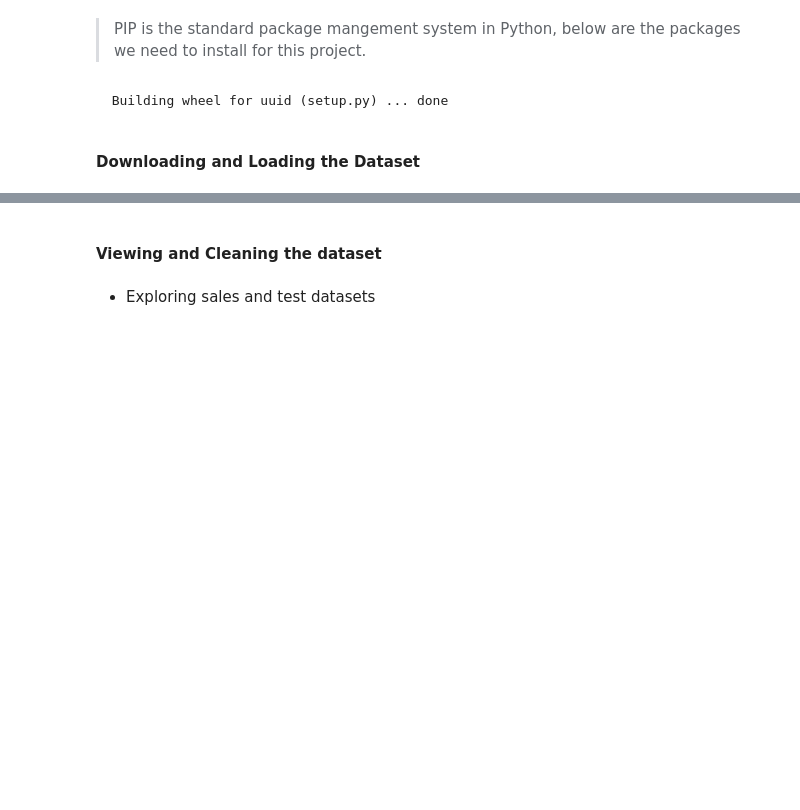
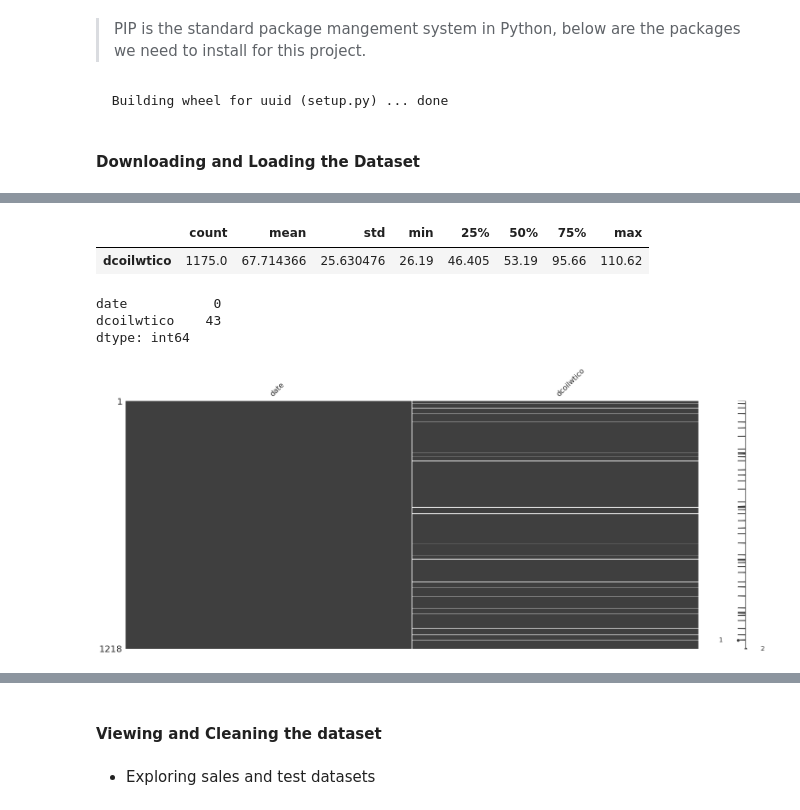
Before and after one commit to vasanthsai26/Corp-favorita-store-sales-Time-Series-Forecasting, a Jupyter notebook: corporacion_favorita_store_sales.ipynb, the cells around one changed output, grey strips where cells are left out. Saved outputs shown, nothing was run; the diff lists cells and outputs as text; code cells hidden in the pictures; blank space fills up the shorter version.

```diff
--- a/corporacion_favorita_store_sales.ipynb
+++ b/corporacion_favorita_store_sales.ipynb
@@ -185,0 +308,15 @@ test_df
+# %%
+oil_df.describe().T
+# %% [output]
+|  | count | mean | std | min | 25% | 50% | 75% | max |
+| dcoilwtico | 1175.0 | 67.714366 | 25.630476 | 26.19 | 46.405 | 53.19 | 95.66 | 110.62 |
+# %%
+oil_df.isnull().sum()
+# %% [output]
+date           0
+dcoilwtico    43
+dtype: int64
+# %%
+msno.matrix(oil_df);
+# %% [output]
+[figure, added]
```
Also changed, not shown: parts of 51 cells of this notebook.
